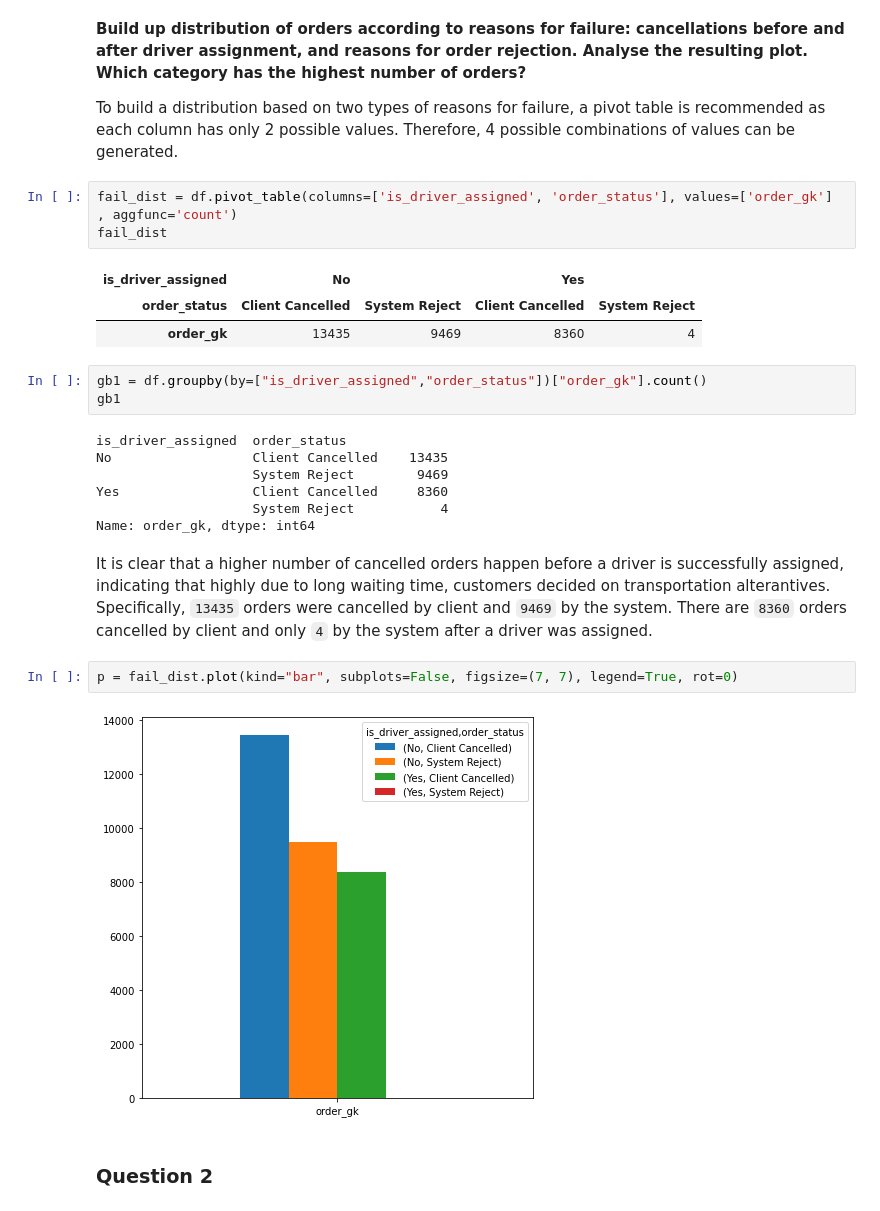
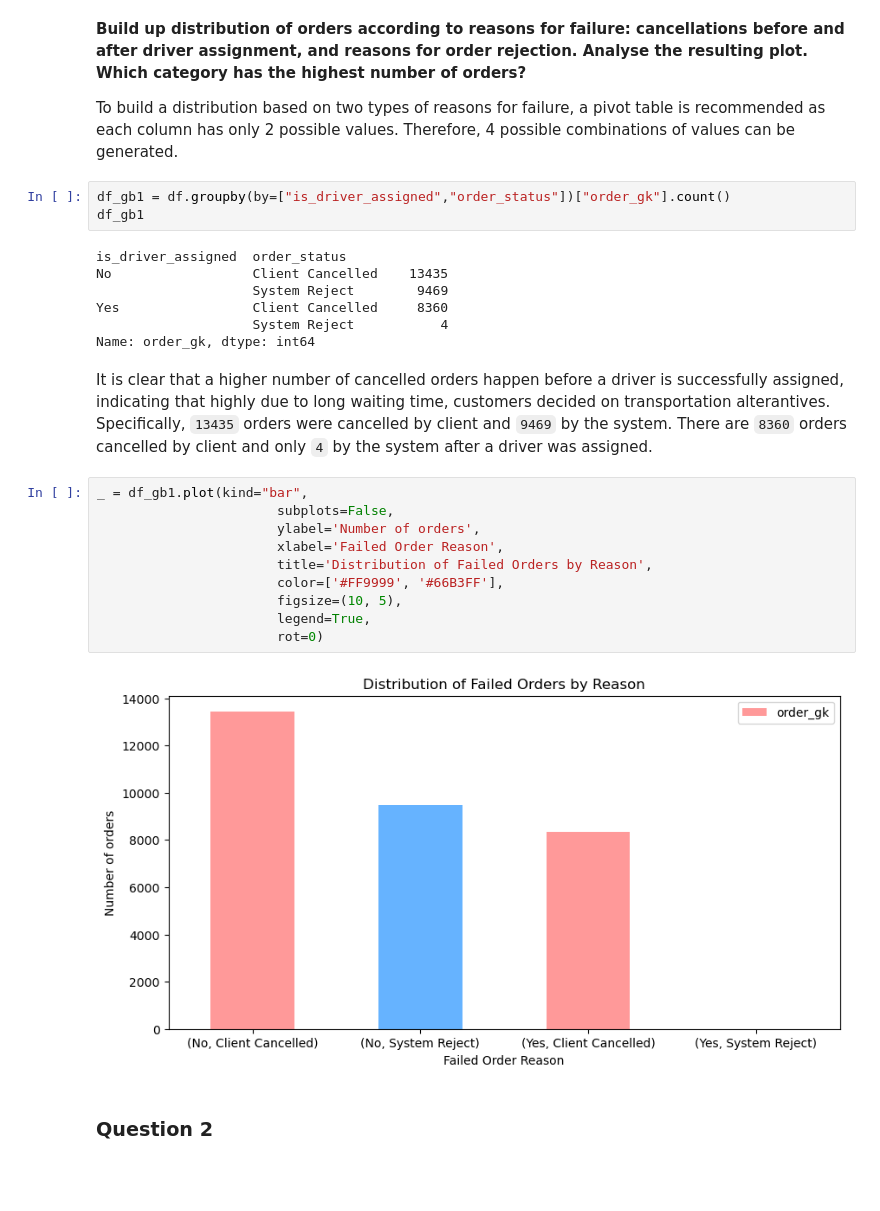
Before and after one commit to ethanaire/Analysing-Gett-Failed-Orders-data-in-Python, a Jupyter notebook: failed_orders_analytics.ipynb, the cells around one changed output. Drawn from its saved outputs; the diff is of its cells as text; blank space fills up the shorter version.

```diff
--- a/failed_orders_analytics.ipynb
+++ b/failed_orders_analytics.ipynb
@@ -181,28 +181,29 @@ At this point, the combined dataframe is ready for analysing.
 
 To build a distribution based on two types of reasons for failure, a pivot table is recommended as each column has only 2 possible values. Therefore, 4 possible combinations of values can be generated.
 # %%
-fail_dist = df.pivot_table(columns=['is_driver_assigned', 'order_status'], values=['order_gk'] , aggfunc='count')
-fail_dist
+df_gb1 = df.groupby(by=["is_driver_assigned","order_status"])["order_gk"].count()
+df_gb1
 # %% [output]
-| is_driver_assigned | No |  | Yes |  |
-| order_status | Client Cancelled | System Reject | Client Cancelled | System Reject |
-| order_gk | 13435 | 9469 | 8360 | 4 |
+is_driver_assigned  order_status
+No                  Client Cancelled    13435
+                    System Reject        9469
+Yes                 Client Cancelled     8360
+                    System Reject           4
+Name: order_gk, dtype: int64
-# %%
-gb1 = df.groupby(by=["is_driver_assigned","order_status"])["order_gk"].count()
-gb1
-# %% [output]
-is_driver_assigned  order_status
-No                  Client Cancelled    13435
-                    System Reject        9469
-Yes                 Client Cancelled     8360
-                    System Reject           4
-Name: order_gk, dtype: int64
 # %% [markdown]
 It is clear that a higher number of cancelled orders happen before a driver is successfully assigned, indicating that highly due to long waiting time, customers decided on transportation alterantives. Specifically, `13435` orders were cancelled by client and `9469` by the system. There are `8360` orders cancelled by client and only `4` by the system after a driver was assigned.
-# %%
-p = fail_dist.plot(kind="bar", subplots=False, figsize=(7, 7), legend=True, rot=0)
-# %% [output]
-[figure, removed]
+# %%
+_ = df_gb1.plot(kind="bar",
+                       subplots=False,
+                       ylabel='Number of orders',
+                       xlabel='Failed Order Reason',
+                       title='Distribution of Failed Orders by Reason',
+                       color=['#FF9999', '#66B3FF'],
+                       figsize=(10, 5),
+                       legend=True,
+                       rot=0)
+# %% [output]
+[figure, added]
 # %% [markdown]
 <a id="Q2"></a>
 ### **Question 2**
```
Also changed, not shown: parts of 13 cells of this notebook.
